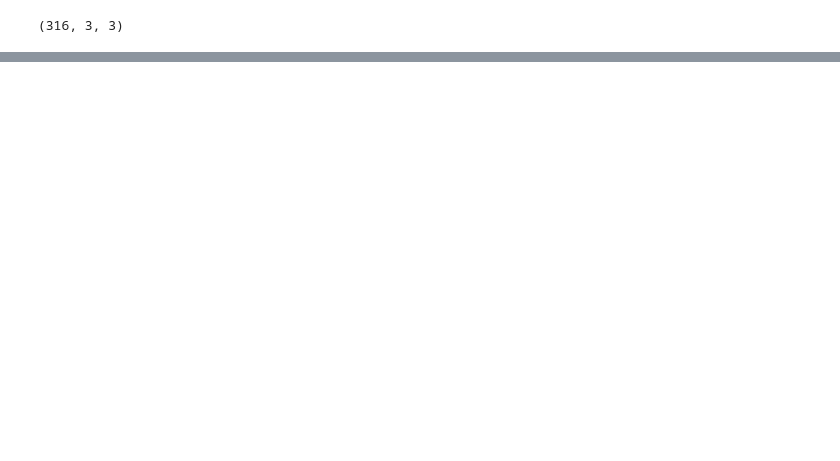
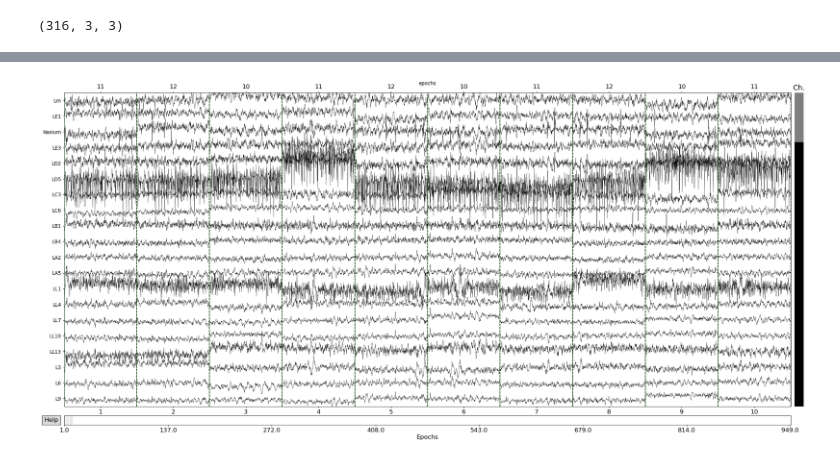
Before and after one commit to edrias/seniorprojecteeg, a Jupyter notebook: preprocessing/Artifact_Removal/Extract_Describer_Events.ipynb, the cells around one changed output, grey strips where cells are left out. Drawn from its saved outputs; the diff is of its cells as text; code cells hidden in the pictures; blank space fills up the shorter version.

```diff
--- a/preprocessing/Artifact_Removal/Extract_Describer_Events.ipynb
+++ b/preprocessing/Artifact_Removal/Extract_Describer_Events.ipynb
@@ -208,0 +183,4 @@ array([[[  8000,      0,     11],
+# %%
+root_path = 'F:\\'
+# %%
+l_epoch = mne.read_epochs(os.path.join(root_path,'20140206_1029_epo.fif'), preload= True)
@@ -208,0 +245,4 @@ array([[[  8000,      0,     11],
+# %%
+l_epoch.plot(n_epochs = 10, title = "epochs");
+# %% [output]
+[figure, added]
```
Also changed, not shown: parts of 11 cells of this notebook.
